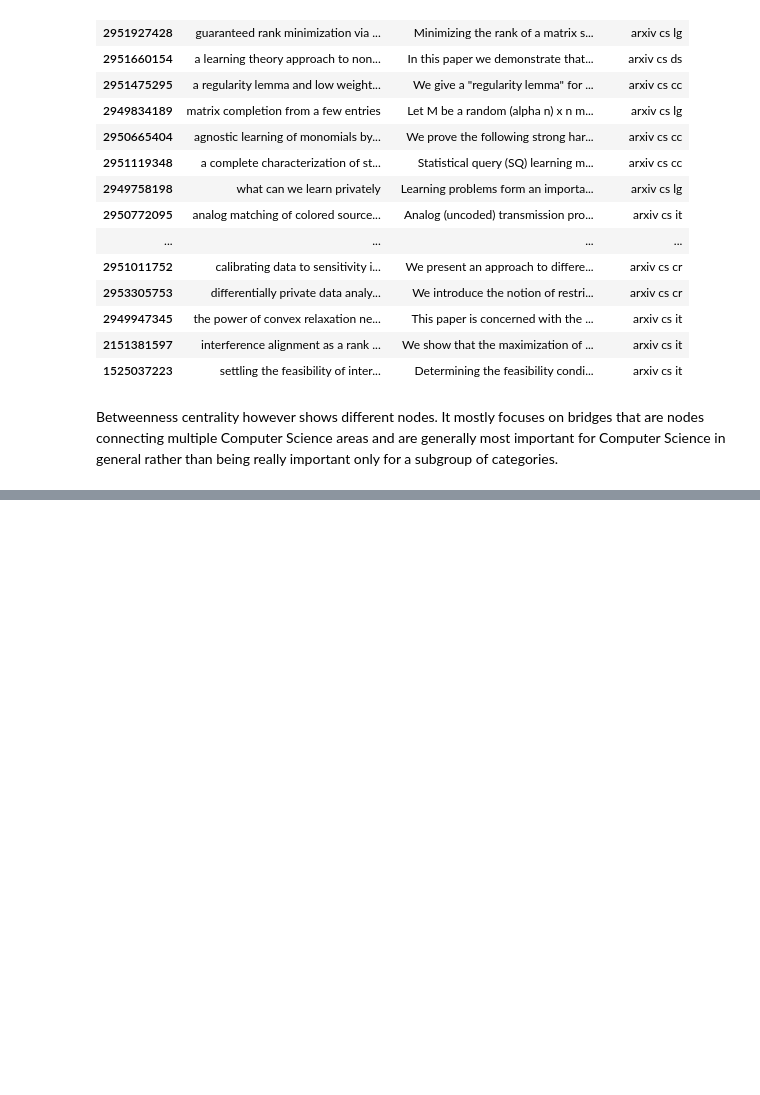
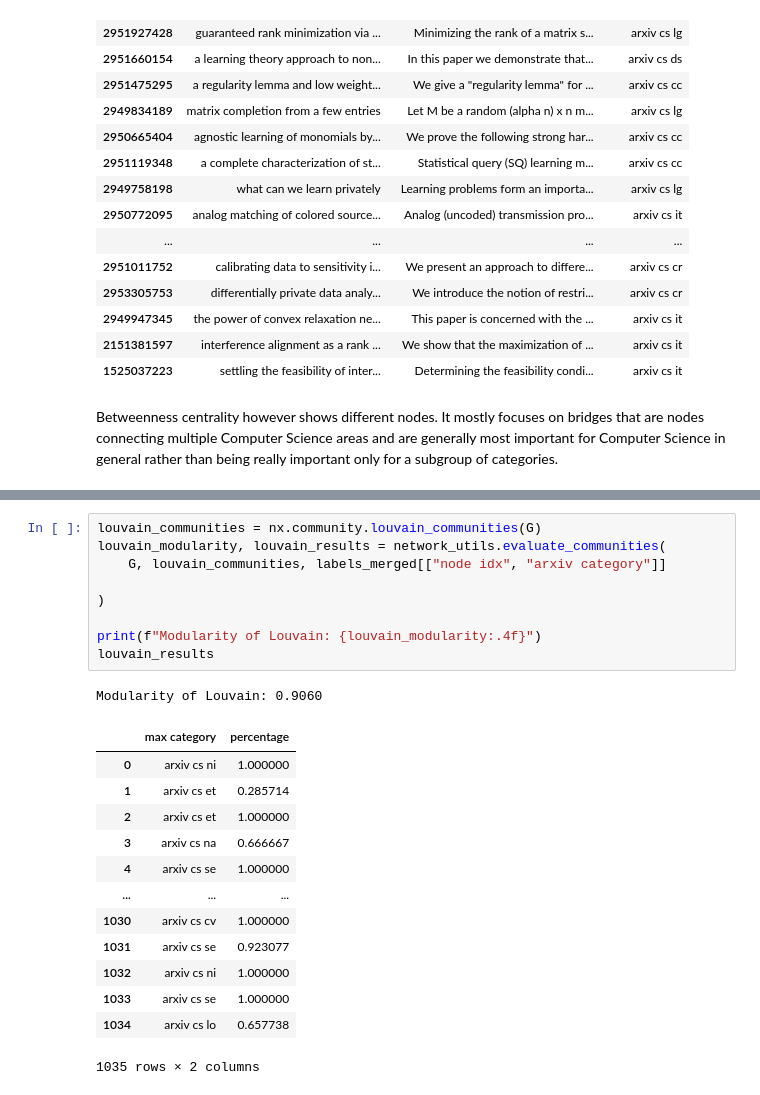
Before and after one commit to husz78/Citations-Network, a Jupyter notebook: graph_analysis.ipynb, the cells around one changed output, grey strips where cells are left out. Cells and saved outputs as stored; diff of their text form; blank space fills up the shorter version.

```diff
--- a/graph_analysis.ipynb
+++ b/graph_analysis.ipynb
@@ -370,0 +439,24 @@ Betweenness centrality however shows different nodes. It mostly focuses on bridg
+# %%
+louvain_communities = nx.community.louvain_communities(G)
+louvain_modularity, louvain_results = network_utils.evaluate_communities(
+    G, louvain_communities, labels_merged[["node idx", "arxiv category"]]
+
+)
+
+print(f"Modularity of Louvain: {louvain_modularity:.4f}")
+louvain_results
+# %% [output]
+Modularity of Louvain: 0.9060
+|  | max category | percentage |
+| 0 | arxiv cs ni | 1.000000 |
+| 1 | arxiv cs et | 0.285714 |
+| 2 | arxiv cs et | 1.000000 |
+| 3 | arxiv cs na | 0.666667 |
+| 4 | arxiv cs se | 1.000000 |
+| ... | ... | ... |
+| 1030 | arxiv cs cv | 1.000000 |
+| 1031 | arxiv cs se | 0.923077 |
+| 1032 | arxiv cs ni | 1.000000 |
+| 1033 | arxiv cs se | 1.000000 |
+| 1034 | arxiv cs lo | 0.657738 |
+1035 rows × 2 columns
```
Also changed, not shown: parts of 8 cells of this notebook, 1 other file.
